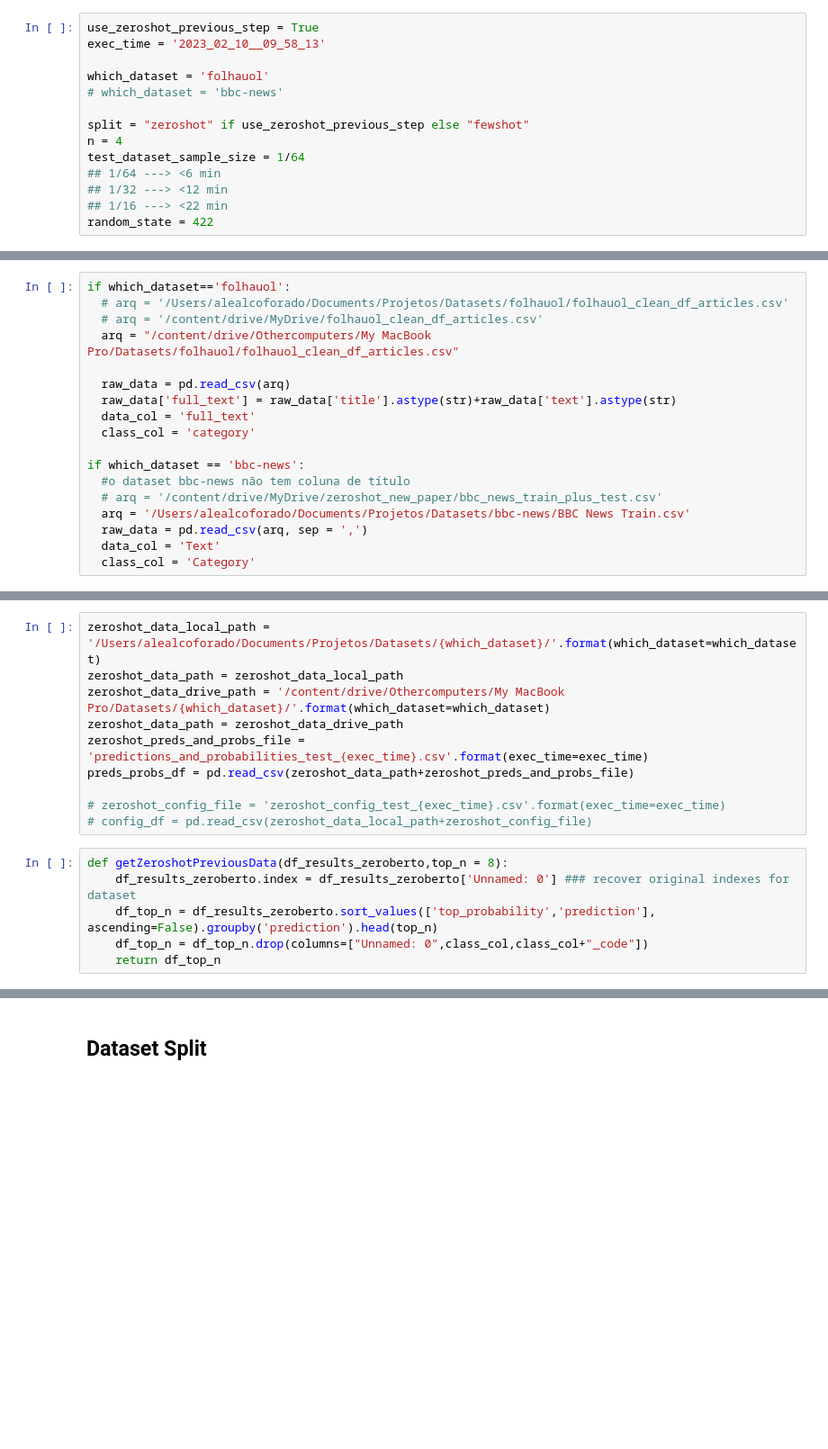
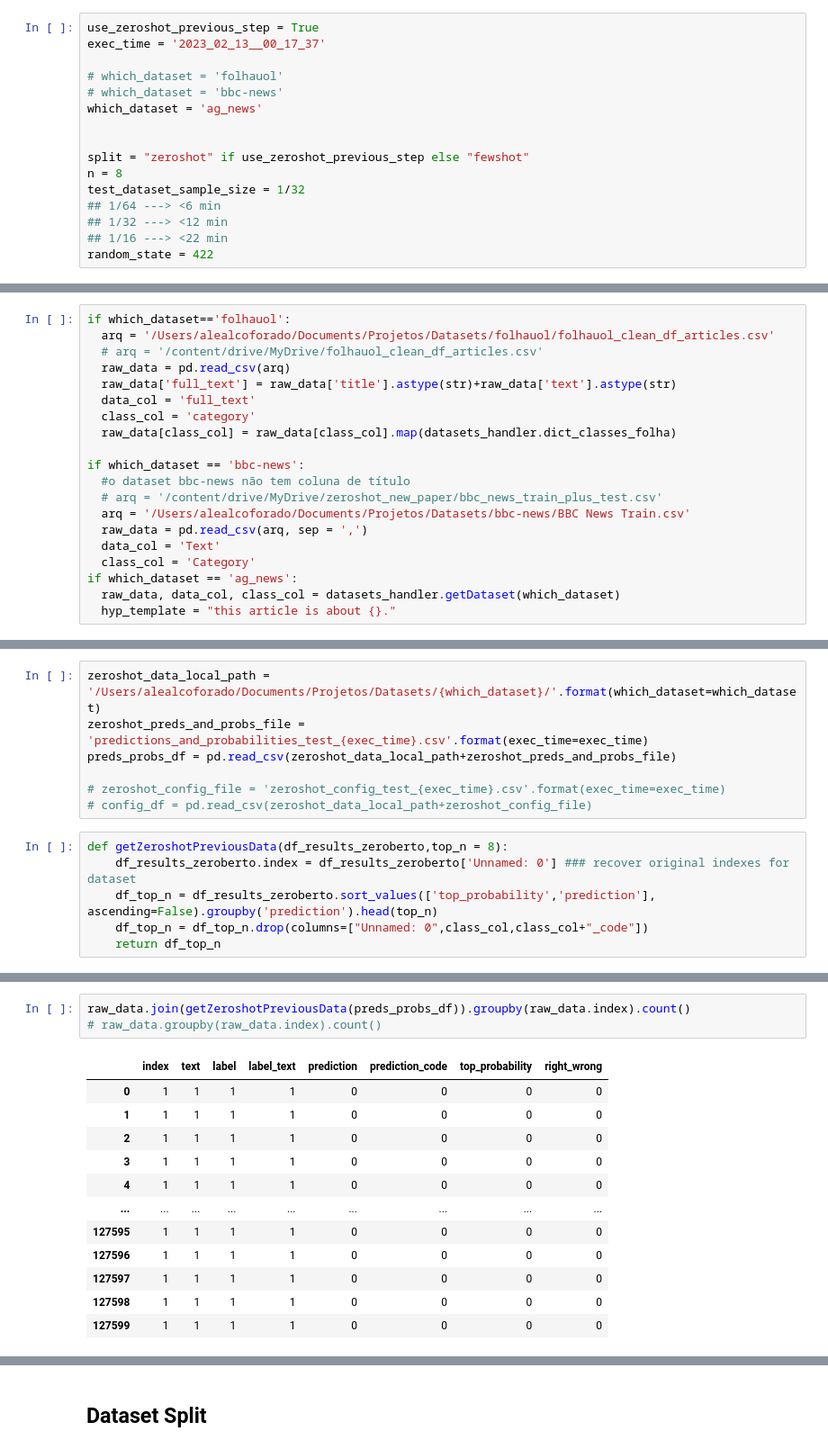
Before and after one commit to alealcoforado/zeroberto, a Jupyter notebook: SetFit_pipeline.ipynb, the cells around one changed output, grey strips where cells are left out. Shown: that part at 90% size. Cells and saved outputs as stored; diff of their text form; blank space fills up the shorter version.

```diff
--- a/SetFit_pipeline.ipynb
+++ b/SetFit_pipeline.ipynb
@@ -74,14 +32,16 @@ tqdm.pandas()
 # Data Prep
 # %%
 use_zeroshot_previous_step = True
-exec_time = '2023_02_10__09_58_13'
+exec_time = '2023_02_13__00_17_37'
 
-which_dataset = 'folhauol'
+# which_dataset = 'folhauol'
 # which_dataset = 'bbc-news'
+which_dataset = 'ag_news'
+
 
 split = "zeroshot" if use_zeroshot_previous_step else "fewshot"
-n = 4
-test_dataset_sample_size = 1/64
+n = 8
+test_dataset_sample_size = 1/32
 ## 1/64 ---> <6 min
 ## 1/32 ---> <12 min
 ## 1/16 ---> <22 min
@@ -92,14 +52,13 @@ top_n = n
 ## Import Data
 # %%
 if which_dataset=='folhauol':
-  # arq = '/Users/alealcoforado/Documents/Projetos/Datasets/folhauol/folhauol_clean_df_articles.csv'
+  arq = '/Users/alealcoforado/Documents/Projetos/Datasets/folhauol/folhauol_clean_df_articles.csv'
   # arq = '/content/drive/MyDrive/folhauol_clean_df_articles.csv'
-  arq = "/content/drive/Othercomputers/My MacBook Pro/Datasets/folhauol/folhauol_clean_df_articles.csv"
-
   raw_data = pd.read_csv(arq)
   raw_data['full_text'] = raw_data['title'].astype(str)+raw_data['text'].astype(str)
   data_col = 'full_text'
   class_col = 'category'
+  raw_data[class_col] = raw_data[class_col].map(datasets_handler.dict_classes_folha)
 
 if which_dataset == 'bbc-news':
   #o dataset bbc-news não tem coluna de título
@@ -108,3 +67,6 @@ if which_dataset == 'bbc-news':
   raw_data = pd.read_csv(arq, sep = ',')
   data_col = 'Text'
   class_col = 'Category'
+if which_dataset == 'ag_news':
+  raw_data, data_col, class_col = datasets_handler.getDataset(which_dataset)
+  hyp_template = "this article is about {}."
@@ -112,11 +76,8 @@ if which_dataset == 'bbc-news':
 ### Data from Zero-Shot previous step
 # %%
 zeroshot_data_local_path = '/Users/alealcoforado/Documents/Projetos/Datasets/{which_dataset}/'.format(which_dataset=which_dataset)
-zeroshot_data_path = zeroshot_data_local_path
-zeroshot_data_drive_path = '/content/drive/Othercomputers/My MacBook Pro/Datasets/{which_dataset}/'.format(which_dataset=which_dataset)
-zeroshot_data_path = zeroshot_data_drive_path
 zeroshot_preds_and_probs_file = 'predictions_and_probabilities_test_{exec_time}.csv'.format(exec_time=exec_time)
-preds_probs_df = pd.read_csv(zeroshot_data_path+zeroshot_preds_and_probs_file)
+preds_probs_df = pd.read_csv(zeroshot_data_local_path+zeroshot_preds_and_probs_file)
 
 # zeroshot_config_file = 'zeroshot_config_test_{exec_time}.csv'.format(exec_time=exec_time)
 # config_df = pd.read_csv(zeroshot_data_local_path+zeroshot_config_file)
@@ -128,0 +101,16 @@ def getZeroshotPreviousData(df_results_zeroberto,top_n = 8):
+# %%
+raw_data.join(getZeroshotPreviousData(preds_probs_df)).groupby(raw_data.index).count()
+# raw_data.groupby(raw_data.index).count()
+# %% [output]
+|  | index | text | label | label_text | prediction | prediction_code | top_probability | right_wrong |
+| 0 | 1 | 1 | 1 | 1 | 0 | 0 | 0 | 0 |
+| 1 | 1 | 1 | 1 | 1 | 0 | 0 | 0 | 0 |
+| 2 | 1 | 1 | 1 | 1 | 0 | 0 | 0 | 0 |
+| 3 | 1 | 1 | 1 | 1 | 0 | 0 | 0 | 0 |
+| 4 | 1 | 1 | 1 | 1 | 0 | 0 | 0 | 0 |
+| ... | ... | ... | ... | ... | ... | ... | ... | ... |
+| 127595 | 1 | 1 | 1 | 1 | 0 | 0 | 0 | 0 |
+| 127596 | 1 | 1 | 1 | 1 | 0 | 0 | 0 | 0 |
+| 127597 | 1 | 1 | 1 | 1 | 0 | 0 | 0 | 0 |
+| 127598 | 1 | 1 | 1 | 1 | 0 | 0 | 0 | 0 |
+| 127599 | 1 | 1 | 1 | 1 | 0 | 0 | 0 | 0 |
```
Also changed, not shown: parts of 25 cells of this notebook, 5 other files.
